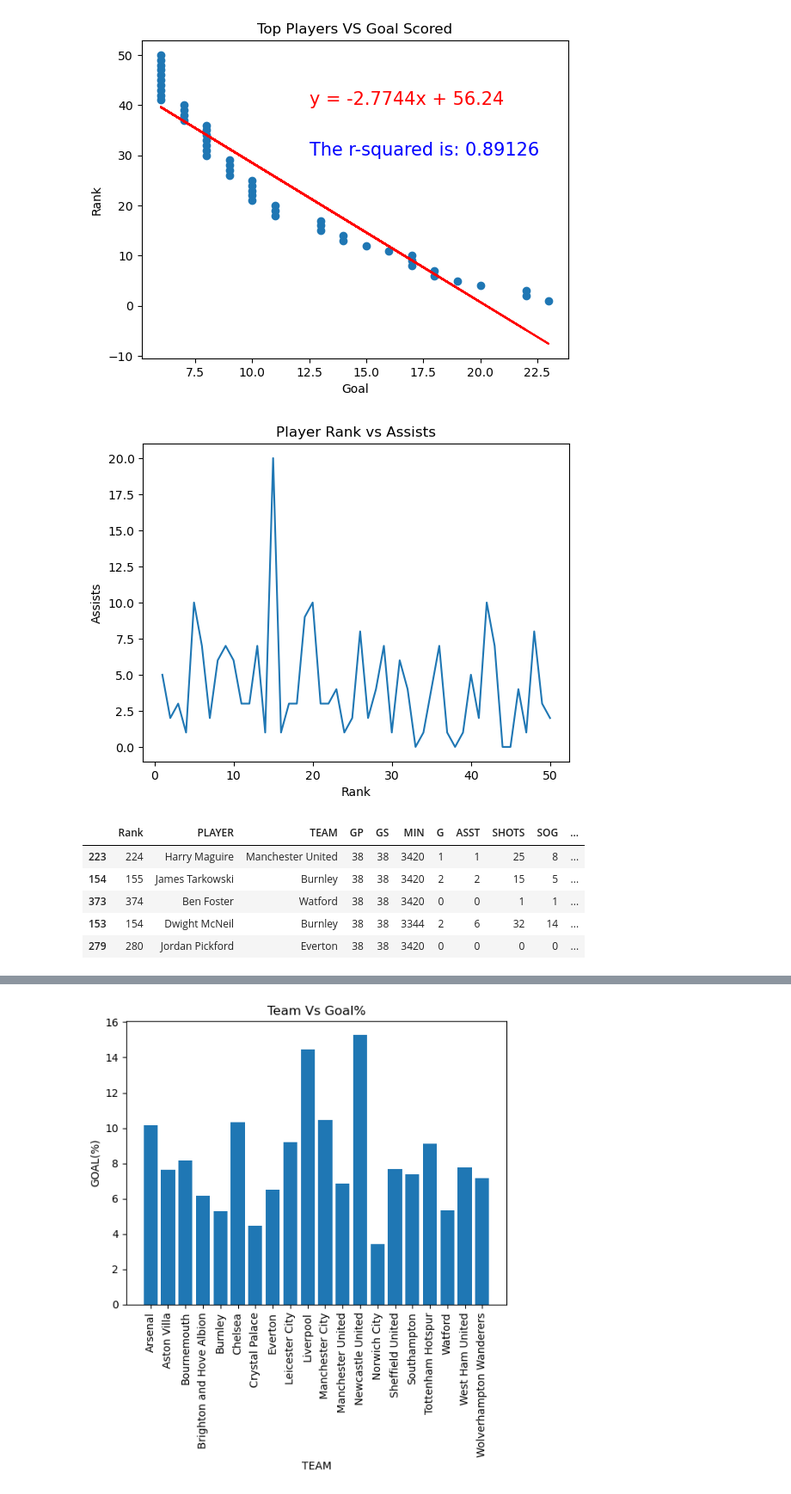
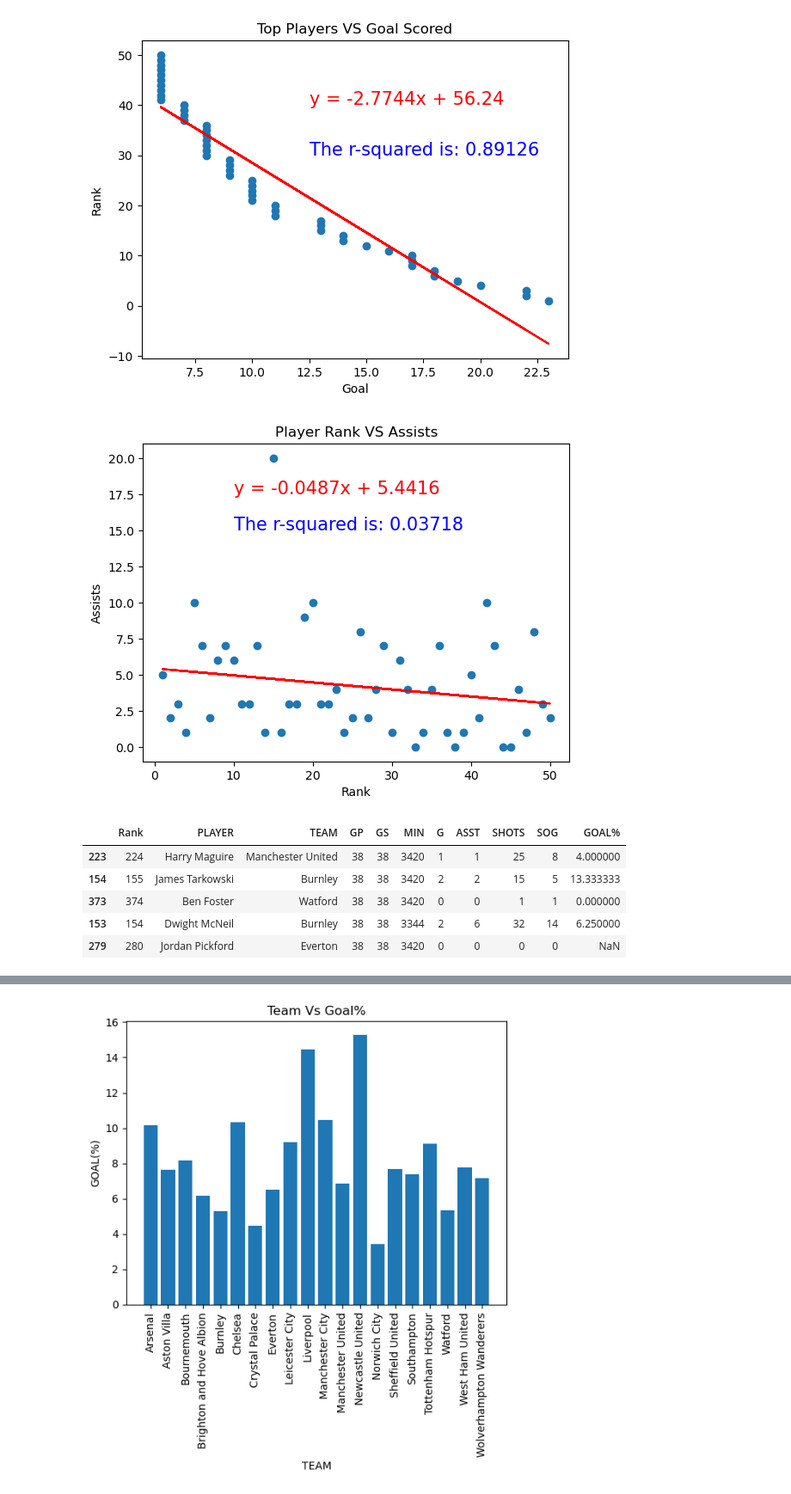
Before and after one commit to vdescioli/project1_PremierGroup, a Jupyter notebook: main.ipynb, the cells around one changed output, grey strips where cells are left out. Shown: that part at 86% size. Cells and saved outputs as stored; diff of their text form; code cells hidden in the pictures.

```diff
--- a/main.ipynb
+++ b/main.ipynb
@@ -91,4 +59,0 @@ Length: 540, dtype: float64
-# %%
-# Create a new column
-player_stats_df["GOALS PERMIN"]= goals_permin
-player_stats_df.head()
@@ -151,27 +109,34 @@ plt.show()
 # %% [output]
 [figure]
 # %%
-# Comparing "Player Rank" vs "Assists" with a line graph
-top_players = top_players.sort_values("Rank")
-plt.plot(top_players["Rank"],top_players["ASST"])
+# # Comparing "Player Rank" vs "Assists" with a scatter plot.
+
+
+plt.scatter(top_players["Rank"],top_players["ASST"])
 plt.xlabel("Rank")
 plt.ylabel("Assists")
-plt.title("Player Rank vs Assists")
+(slope, intercept, rvalue, pvalue, stderr) = linregress(top_players["Rank"], top_players["ASST"])
+regress_values = top_players["Rank"] * slope + intercept
+line_eq = "y = " + str(round(slope,4)) + "x + " + str(round(intercept,4))
+plt.plot(top_players["Rank"],regress_values,"r-")
+plt.annotate(line_eq,(10,17.5),fontsize=15,color="red")
+plt.annotate(f"The r-squared is: {round(rvalue**2,5)}",(10,15),fontsize=15,color="blue")
+plt.title("Player Rank VS Assists")
 plt.savefig("Images/lineConfig3.png")
 plt.show()
 # %% [output]
-[figure, old version]
+[figure, new version]
 # %%
 # Finding Goal% and adding column to the main Player Stat data frame
 player_stats_df["GOAL%"] = player_stats_df["G"]/player_stats_df["SHOTS"]*100
 player_stats_df.head()
 # %% [output]
-|  | Rank | PLAYER | TEAM | GP | GS | MIN | G | ASST | SHOTS | SOG | ... |
-| 223 | 224 | Harry Maguire | Manchester United | 38 | 38 | 3420 | 1 | 1 | 25 | 8 | ... |
-| 154 | 155 | James Tarkowski | Burnley | 38 | 38 | 3420 | 2 | 2 | 15 | 5 | ... |
-| 373 | 374 | Ben Foster | Watford | 38 | 38 | 3420 | 0 | 0 | 1 | 1 | ... |
-| 153 | 154 | Dwight McNeil | Burnley | 38 | 38 | 3344 | 2 | 6 | 32 | 14 | ... |
-| 279 | 280 | Jordan Pickford | Everton | 38 | 38 | 3420 | 0 | 0 | 0 | 0 | ... |
+|  | Rank | PLAYER | TEAM | GP | GS | MIN | G | ASST | SHOTS | SOG | GOAL% |
+| 223 | 224 | Harry Maguire | Manchester United | 38 | 38 | 3420 | 1 | 1 | 25 | 8 | 4.000000 |
+| 154 | 155 | James Tarkowski | Burnley | 38 | 38 | 3420 | 2 | 2 | 15 | 5 | 13.333333 |
+| 373 | 374 | Ben Foster | Watford | 38 | 38 | 3420 | 0 | 0 | 1 | 1 | 0.000000 |
+| 153 | 154 | Dwight McNeil | Burnley | 38 | 38 | 3344 | 2 | 6 | 32 | 14 | 6.250000 |
+| 279 | 280 | Jordan Pickford | Everton | 38 | 38 | 3420 | 0 | 0 | 0 | 0 | NaN |
 # %%
 # Removing NANS from data frame
 player_stats_df.fillna(0,inplace=True)
```
Also changed, not shown: parts of 10 cells of this notebook, 2 other files.
